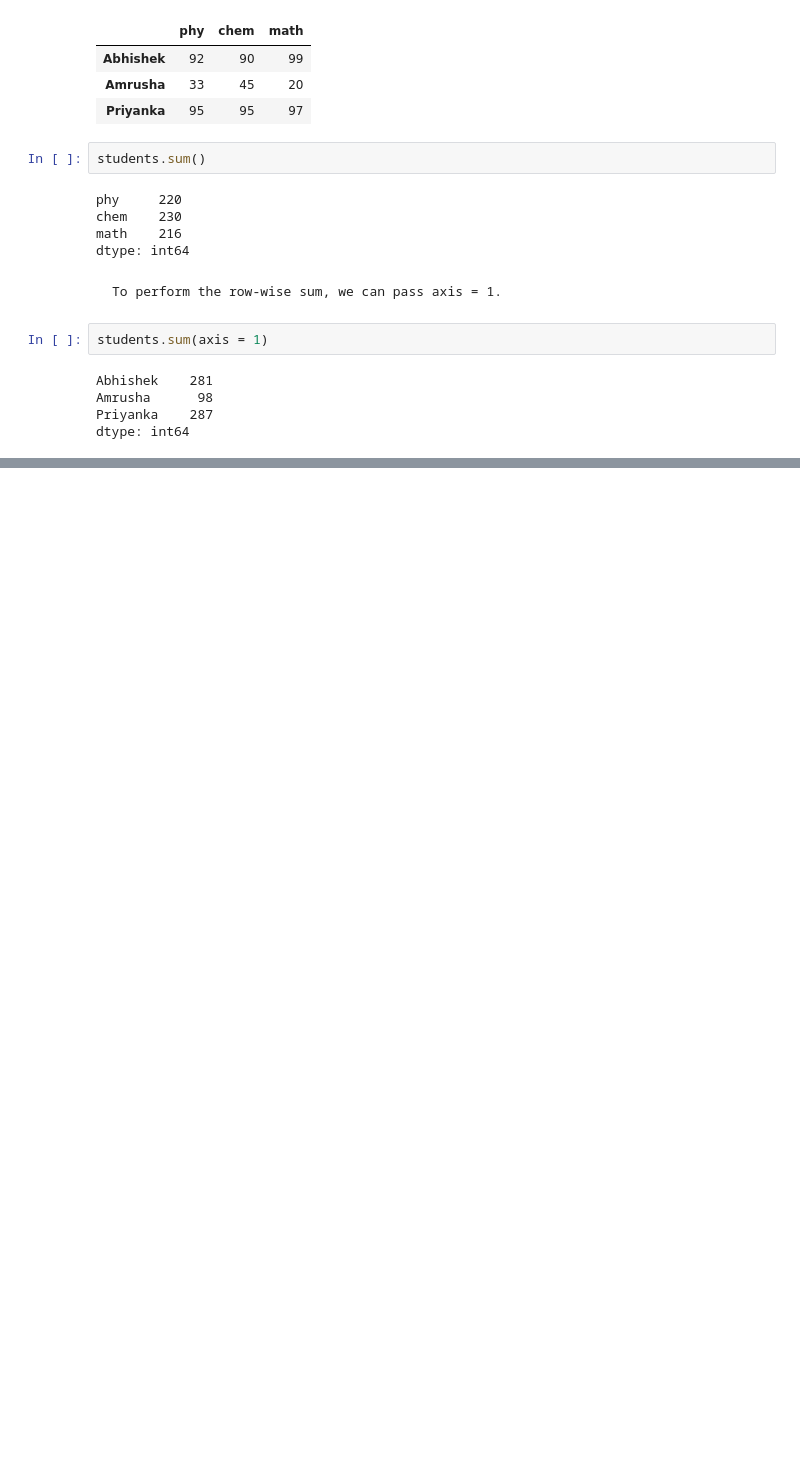
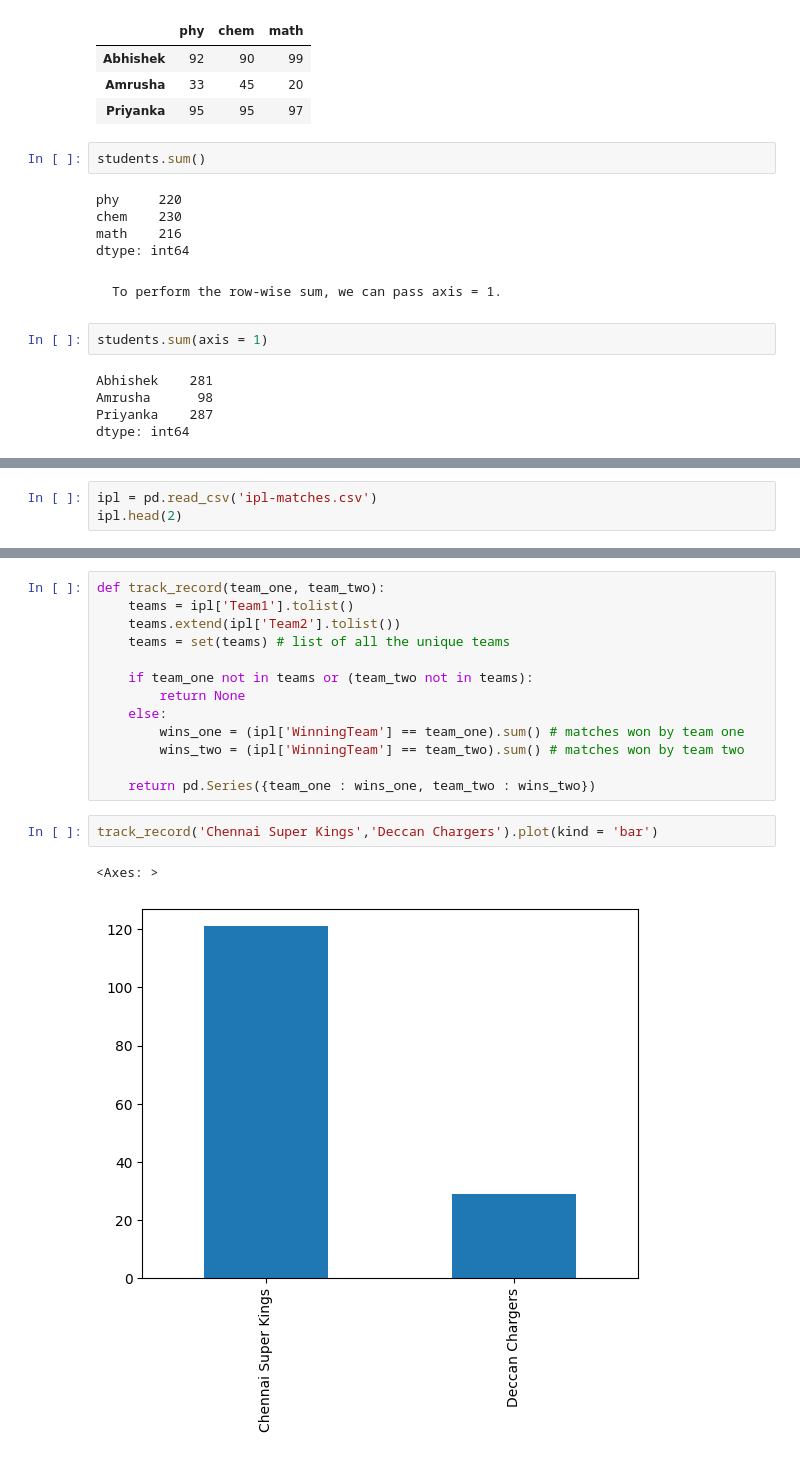
Before and after one commit to abhishekjha462000/data_science_final, a Jupyter notebook: week_05_08/week_06_pandas_basics/my_notes/session-17/session_17_pandas_dataframes.ipynb, the cells around one changed output, grey strips where cells are left out. Saved outputs shown, nothing was run; the diff lists cells and outputs as text; blank space fills up the shorter version.

```diff
--- a/week_05_08/week_06_pandas_basics/my_notes/session-17/session_17_pandas_dataframes.ipynb
+++ b/week_05_08/week_06_pandas_basics/my_notes/session-17/session_17_pandas_dataframes.ipynb
@@ -343,0 +640,3 @@ dtype: int64
+# %%
+ipl = pd.read_csv('ipl-matches.csv')
+ipl.head(2)
@@ -343,0 +798,18 @@ dtype: int64
+# %%
+def track_record(team_one, team_two):
+    teams = ipl['Team1'].tolist()
+    teams.extend(ipl['Team2'].tolist())
+    teams = set(teams) # list of all the unique teams
+
+    if team_one not in teams or (team_two not in teams):
+        return None
+    else:
+        wins_one = (ipl['WinningTeam'] == team_one).sum() # matches won by team one
+        wins_two = (ipl['WinningTeam'] == team_two).sum() # matches won by team two
+
+    return pd.Series({team_one : wins_one, team_two : wins_two})
+# %%
+track_record('Chennai Super Kings','Deccan Chargers').plot(kind = 'bar')
+# %% [output]
+<Axes: >
+[figure, added]
```
Also changed, not shown: parts of 54 cells of this notebook.
